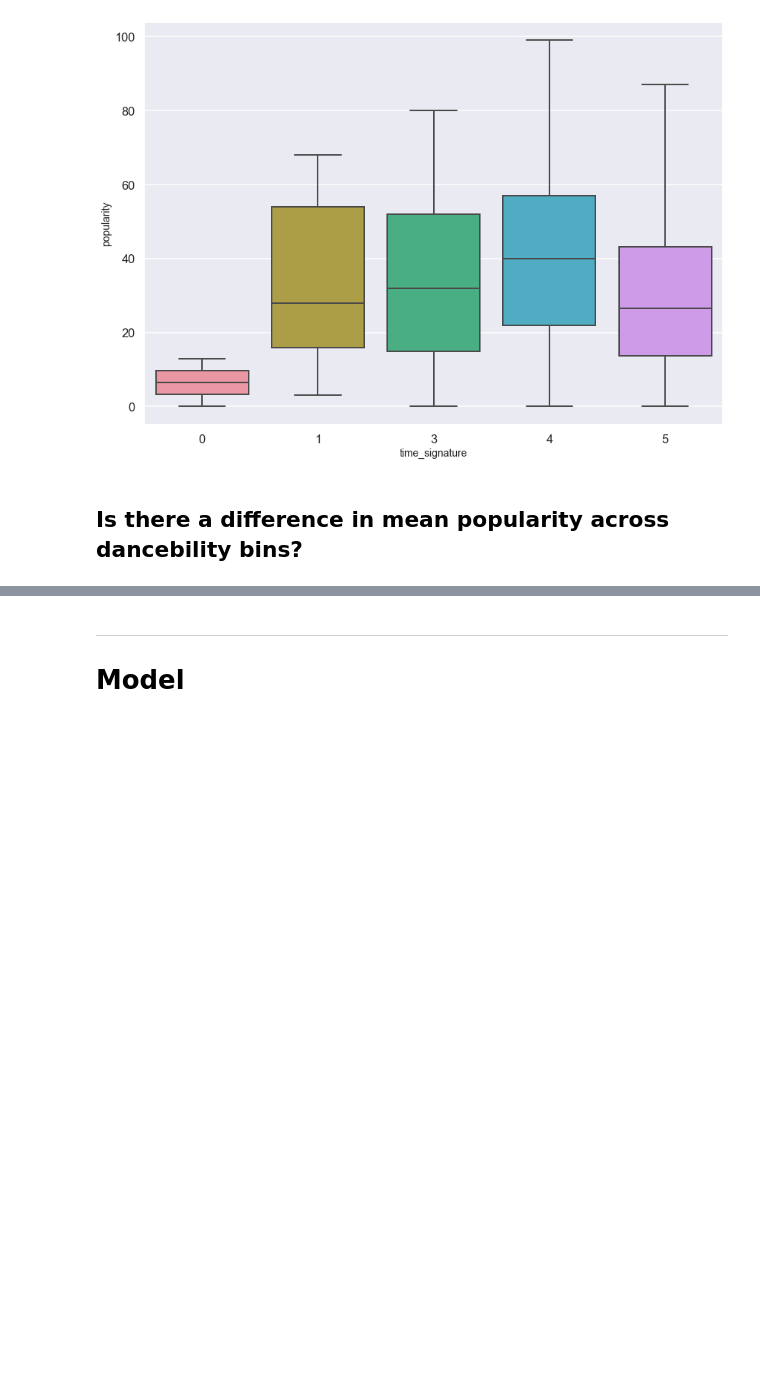
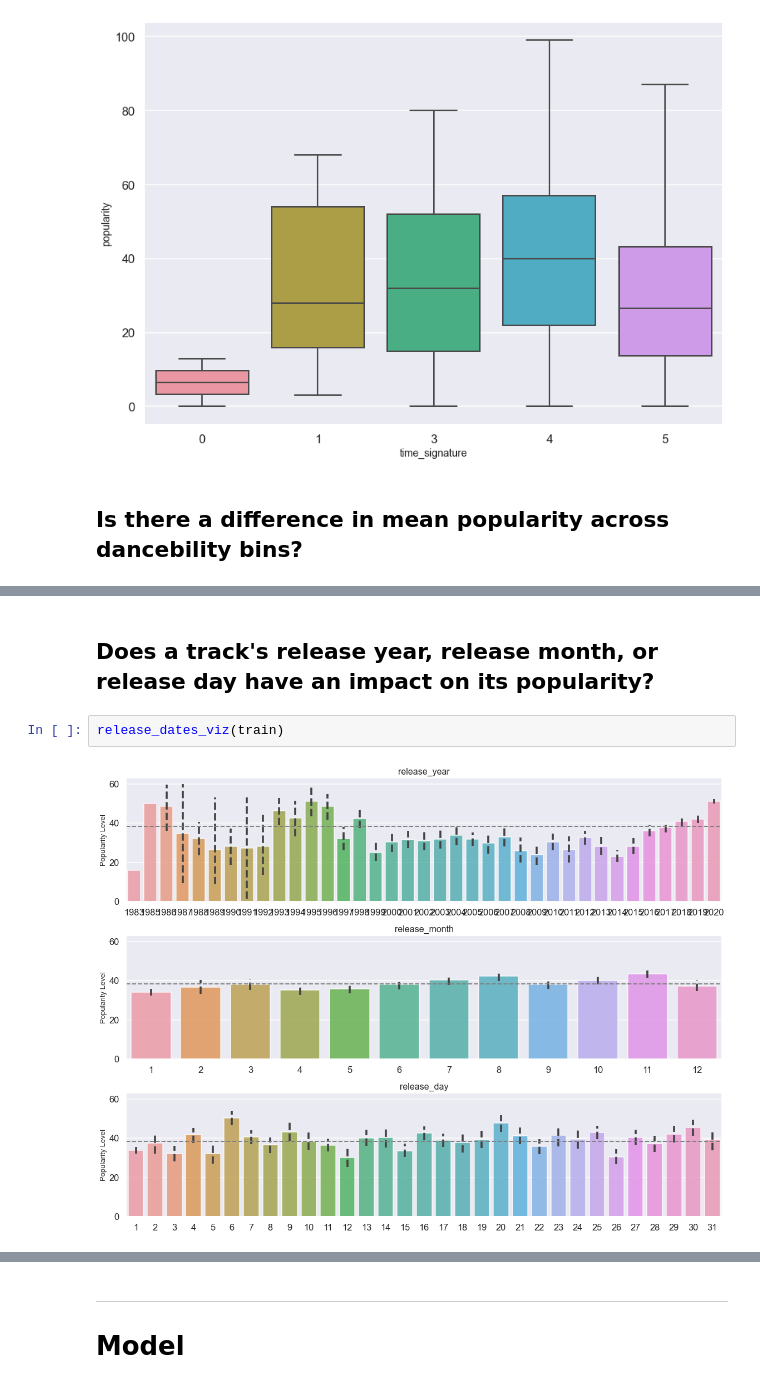
Before and after one commit to SpotiScryers/SpotiScry, a Jupyter notebook: MVP.ipynb, the cells around one changed output, grey strips where cells are left out. Cells and saved outputs as stored; diff of their text form; blank space fills up the shorter version.

```diff
--- a/MVP.ipynb
+++ b/MVP.ipynb
@@ -245,0 +221,6 @@ plt.tight_layout()
+# %% [markdown]
+## Does a track's release year, release month, or release day have an impact on its popularity?
+# %%
+release_dates_viz(train)
+# %% [output]
+[figure, added]
```
Also changed, not shown: parts of 9 cells of this notebook, 2 other files.
